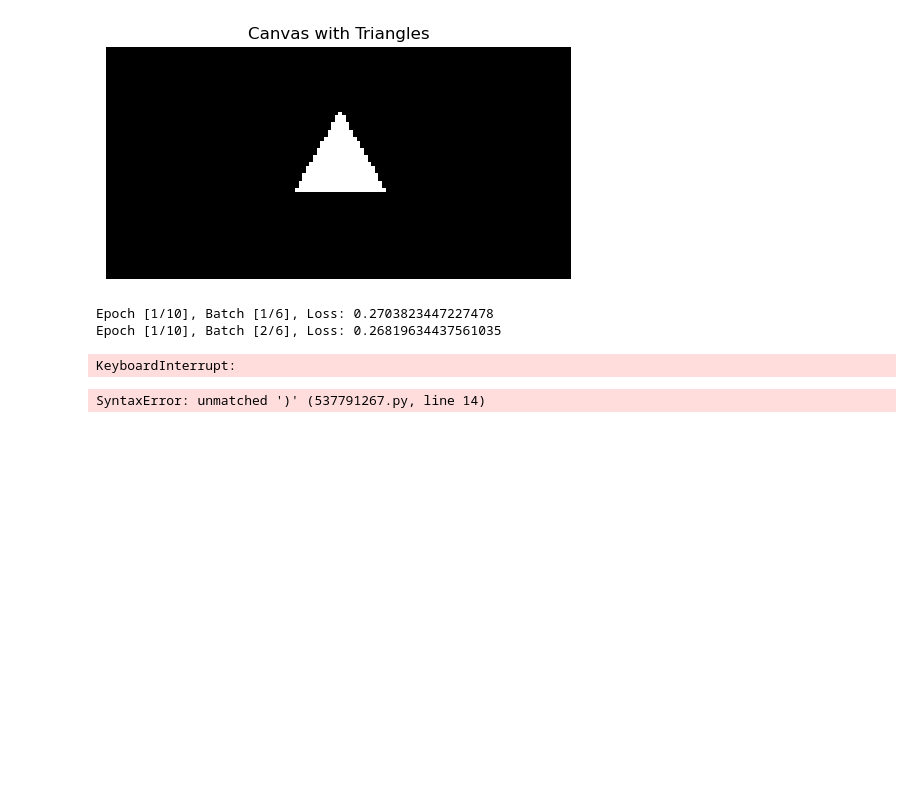
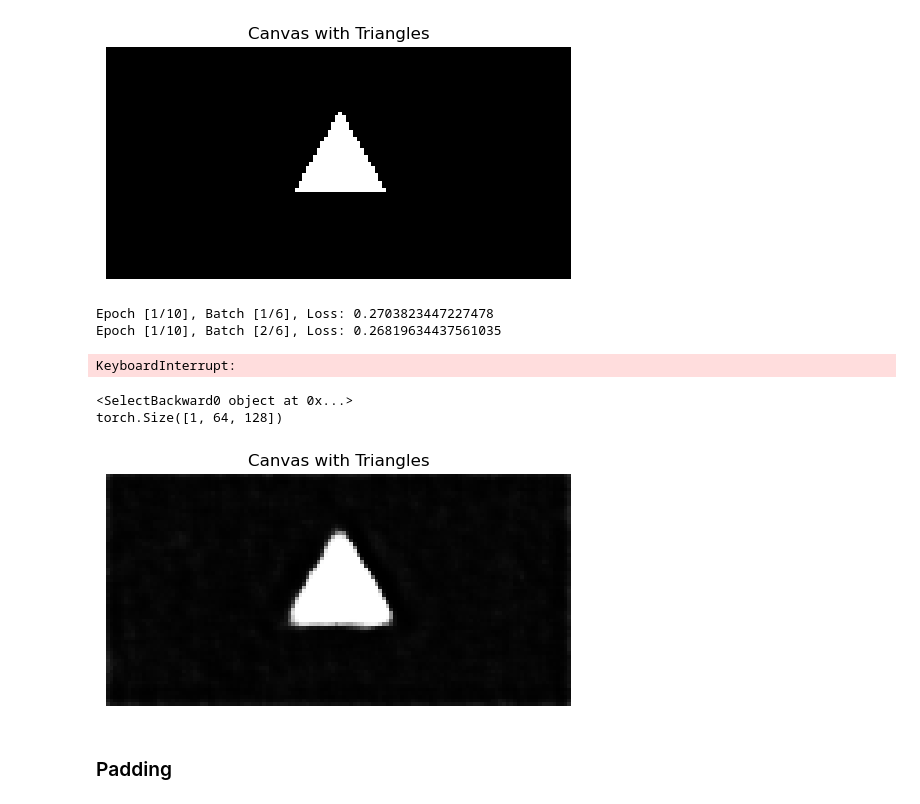
Before and after one commit to henrylwong/10615-project2-polypaint, a Jupyter notebook: tri_train.ipynb, the cells around one changed output. Drawn from its saved outputs; the diff is of its cells as text; code cells hidden in the pictures; blank space fills up the shorter version.

Commit message:
implemented base training

```diff
--- a/tri_train.ipynb
+++ b/tri_train.ipynb
@@ -97,7 +99,7 @@ dataloader = DataLoader(dataset, batch_size=16, shuffle=True)
 # %%
 class StrokeParametersToImage(nn.Module):
     def __init__(self):
-        super(StrokeParametersToImage, self).__init__()
+        super().__init__()
         self.nh = 20
         self.nc = 20
         self.size_x = 128
@@ -154,9 +156,17 @@ Epoch [1/10], Batch [1/6], Loss: 0.2703823447227478
 Epoch [1/10], Batch [2/6], Loss: 0.26819634437561035
 KeyboardInterrupt:
 # %%
+model = StrokeParametersToImage()
+model.load_state_dict(torch.load(MODEL_PATH, map_location='cpu'))
+model.eval()
 model.eval()
 scale = torch.tensor([0.6], requires_grad=True).unsqueeze(0)
 # print(scale.shape)
 canvas = model.forward(scale)
 print(canvas.grad_fn)
+print(canvas.shape)
 visualize_canvas(canvas.detach())
+# %% [output]
+<SelectBackward0 object at 0x...>
+torch.Size([1, 64, 128])
+[figure, added]
@@ -188,27 +173,2 @@ dataloader = DataLoader(dataset, batch_size=16, shuffle=True)
-# %%
-model = StrokeParametersToImage()
-torch.compile(model)
-model.to(DeviceEVICE)
-
-# Define your loss function and optimizer
-criterion = nn.MSELoss()
-optimizer = torch.optim.Adam(model.parameters(), lr=0.001)
-num_epochs = 10
-
-# Iterate over your dataset for training
-for epoch in range(num_epochs):
-    batch_idx = 0
-    for scales, triangles in dataloader:
-        scales, triangles = scale.to(DEVICE), triangles.to(DEVICE)
-        optimizer.zero_grad()
-        output = model(scales.unsqueeze(1))
-        # print(output.shape, triangles.shape)
-        loss = criterion(output, triangles)  # Define your target here
-        loss.backward()
-        optimizer.step()
-
-        # Print metrics
-        print(f'Epoch [{epoch+1}/{num_epochs}], Batch [{batch_idx+1}/{len(dataloader)}], Loss: {loss.item()}')
-        batch_idx += 1d
-# %% [output]
-SyntaxError: unmatched ')' (537791267.py, line 14)
+# %% [markdown]
+### Padding
```
Also changed, not shown: parts of 7 cells of this notebook, 11 other files.
